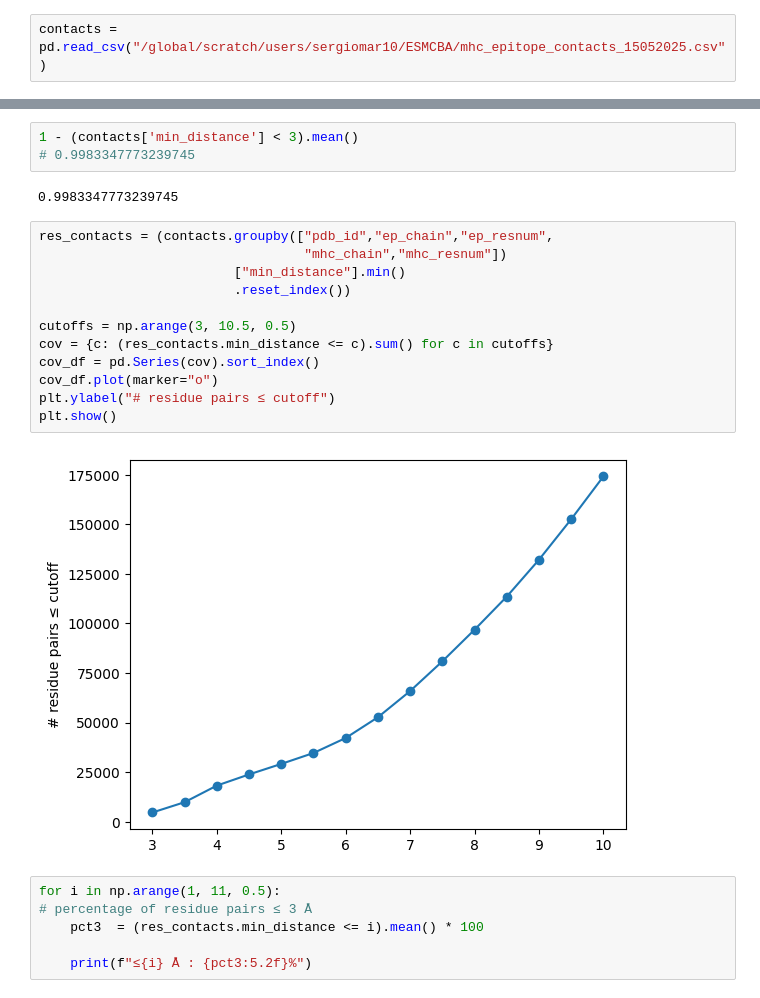
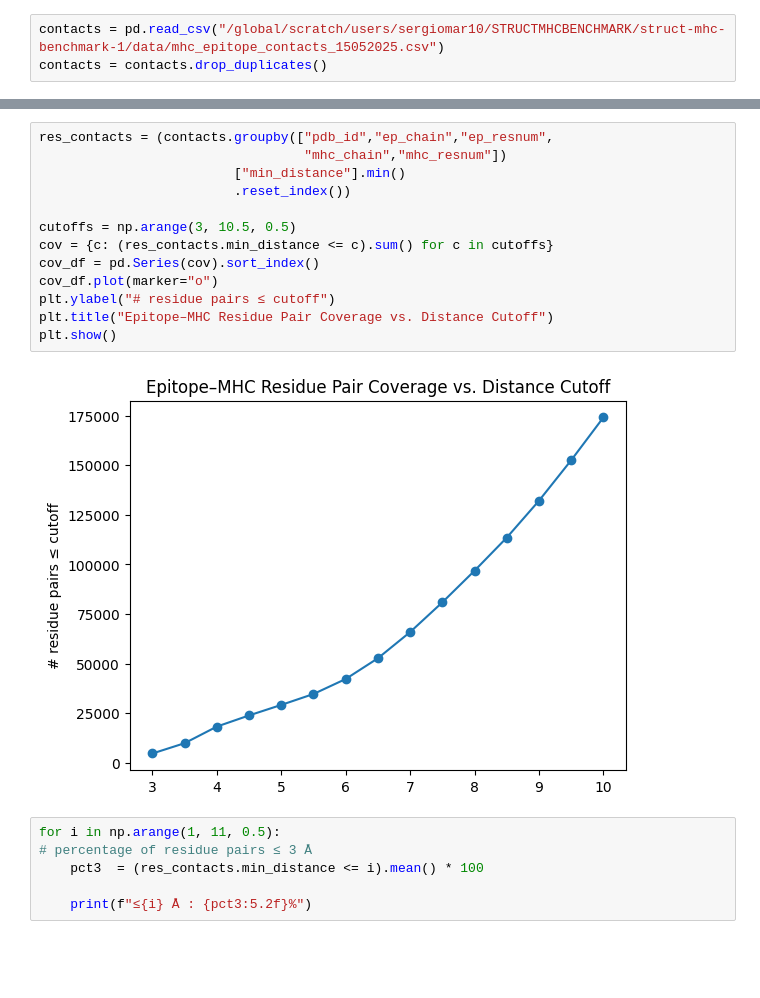
Before and after one commit to sermare/struct-mhc-dev, a Jupyter notebook: jupyter-notebook/RFD_eval.ipynb, the cells around one changed output, grey strips where cells are left out. Saved outputs shown, nothing was run; the diff lists cells and outputs as text; blank space fills up the shorter version.

```diff
--- a/jupyter-notebook/RFD_eval.ipynb
+++ b/jupyter-notebook/RFD_eval.ipynb
@@ -841,3 +137,4 @@ meta.head()
 # %%
-contacts = pd.read_csv("/global/scratch/users/sergiomar10/ESMCBA/mhc_epitope_contacts_15052025.csv")
+contacts = pd.read_csv("/global/scratch/users/sergiomar10/STRUCTMHCBENCHMARK/struct-mhc-benchmark-1/data/mhc_epitope_contacts_15052025.csv")
+contacts = contacts.drop_duplicates()
 # %%
@@ -845,22 +156,18 @@ contacts = contacts.drop_duplicates()
-# %%
-1 - (contacts['min_distance'] < 3).mean()
-# 0.9983347773239745
-# %% [output]
-0.9983347773239745
 # %%
 res_contacts = (contacts.groupby(["pdb_id","ep_chain","ep_resnum",
                                   "mhc_chain","mhc_resnum"])
                          ["min_distance"].min()
                          .reset_index())
 
 cutoffs = np.arange(3, 10.5, 0.5)
 cov = {c: (res_contacts.min_distance <= c).sum() for c in cutoffs}
 cov_df = pd.Series(cov).sort_index()
 cov_df.plot(marker="o")
 plt.ylabel("# residue pairs ≤ cutoff")
+plt.title("Epitope–MHC Residue Pair Coverage vs. Distance Cutoff")
 plt.show()
 # %% [output]
-[figure, old version]
+[figure, new version]
 # %%
 for i in np.arange(1, 11, 0.5):
 # percentage of residue pairs ≤ 3 Å
```
Also changed, not shown: parts of 82 cells of this notebook, 6 other files.
